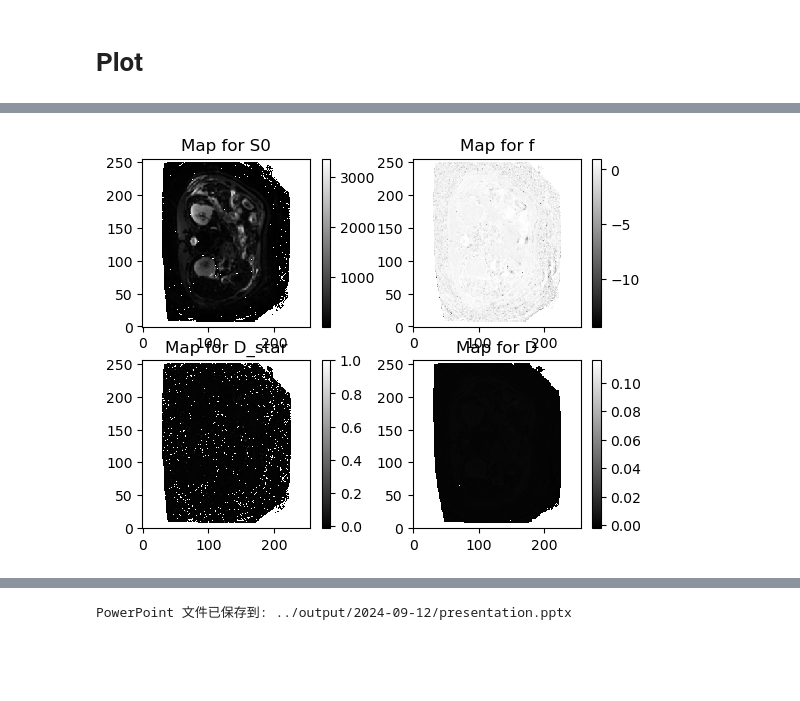
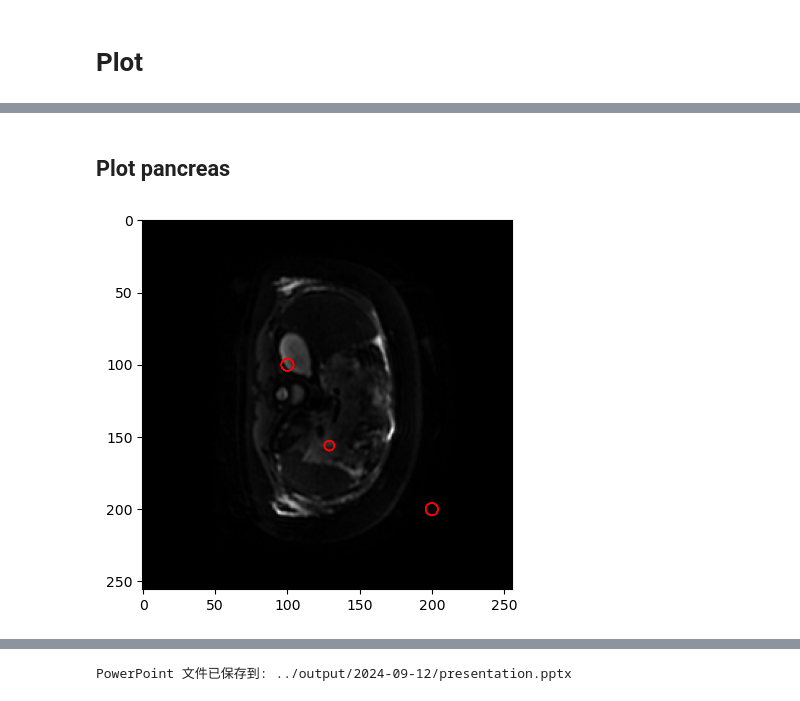
Before and after one commit to young010101/research-TJU-AP-IVIM-SAM, a Jupyter notebook: notebook/return_fig_and_show_in_sub.ipynb, the cells around one changed output, grey strips where cells are left out. Cells and saved outputs as stored; diff of their text form; code cells hidden in the pictures; blank space fills up the shorter version.

Commit message:
add plot roi

```diff
--- a/notebook/return_fig_and_show_in_sub.ipynb
+++ b/notebook/return_fig_and_show_in_sub.ipynb
@@ -10,16 +10,14 @@ Welcome to ivim_analysis version 1.0.0
 # %% [markdown]
 # Parameter initialization
 # %%
-patients_info_file = '../data/10patients.txt'
-zhaog_path = '/data/users/cyang/acute_pancreatitis/unprocess/ivim'
-output_path = "../output/pickles/ivim"
+patients_info_file, zhaog_path, output_path = get_config('../config/config.json')
 
 n_analysis = NPatients.readPatientsInfo(patients_info_file, zhaog_path)
 
 bvals, bvecs = load_b()
+
+# TODO: temporary solution to test the code
 list_bvals = [bvals]
-
-
 list_bvals.append(np.insert(bvals, 0, 10))
 list_bvals.append(np.insert(bvals, 0, 10))
 list_bvals.append(bvals)
@@ -41,8 +30,0 @@ True
-# %%
-analysis = n_analysis[3]
-pickle_ivim_path = os.path.join(output_path, 'ivim_maps'+analysis.patient_id+'.pkl')
-analysis.run_analysis(bvals=bvals, bvecs=bvecs,
-                        load_from_pickle=True,
-                        pickle_ivim_path=pickle_ivim_path,
-                        save_ivim_params=True,
-                        is_plot=False)
@@ -98,4 +54,7 @@ for i, j in enumerate(n_analysis[0].dict_ivim_params):
-# %%
-fig
-# %% [output]
-[figure, removed]
+# %% [markdown]
+## Plot pancreas
+# %%
+for analysis in n_analysis:
+    analysis.plot_pancreas_slice(plot_roi=True)
+# %% [output]
+[figure, added]
```
Also changed, not shown: parts of 12 cells of this notebook, 2 other files.
